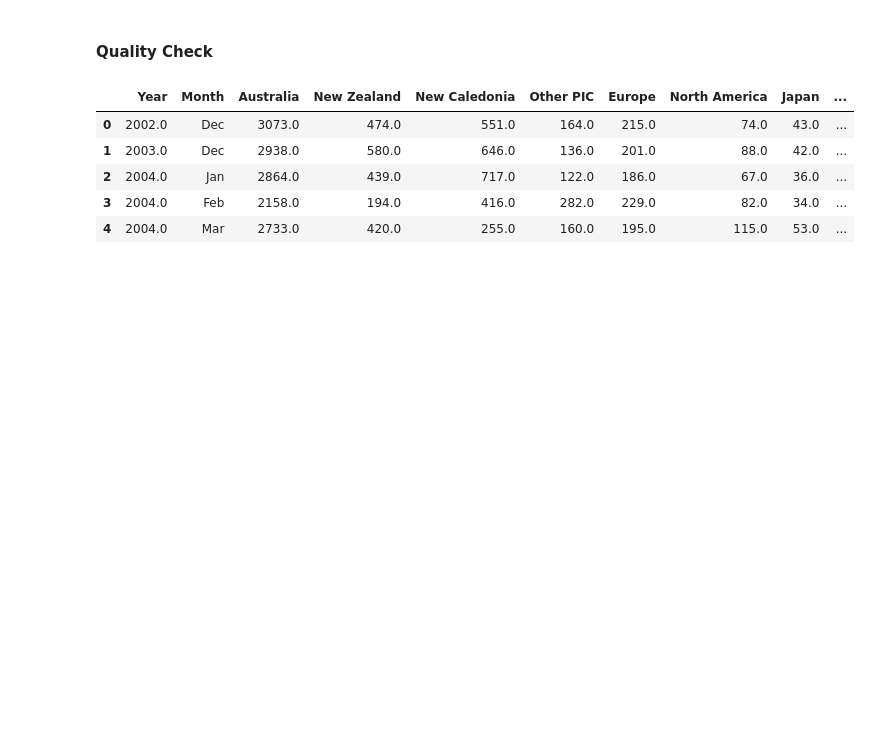
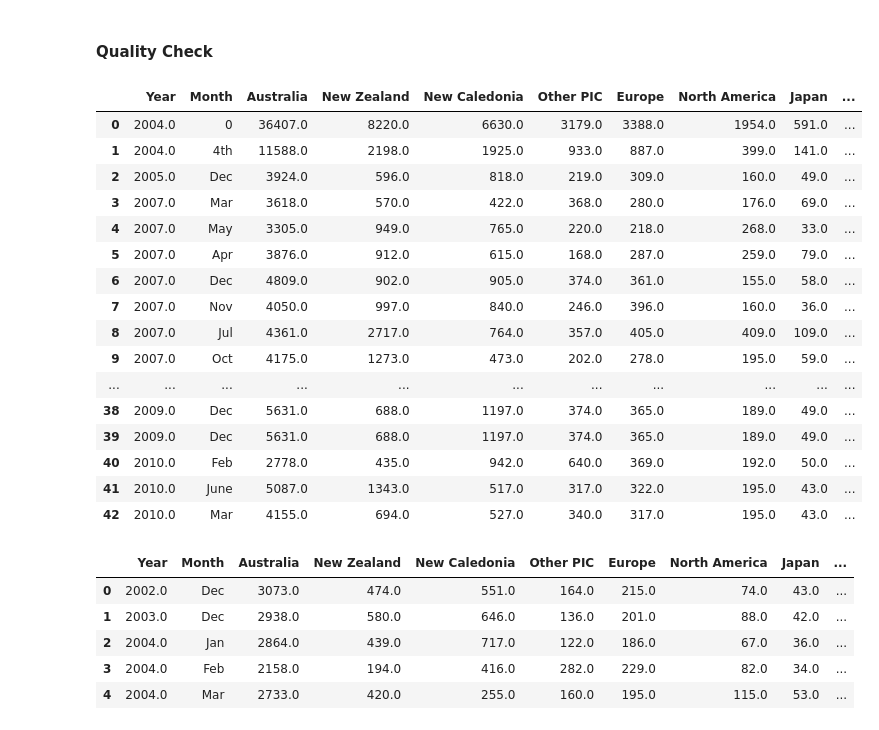
Before and after one commit to worldbank/pacific-observatory, a Jupyter notebook: scripts/notebooks/EDA-Vanuatu.ipynb, the cells around one changed output. Cells and saved outputs as stored; diff of their text form; code cells hidden in the pictures; blank space fills up the shorter version.

Commit message:
Update VU's error documentation.

```diff
--- a/scripts/notebooks/EDA-Vanuatu.ipynb
+++ b/scripts/notebooks/EDA-Vanuatu.ipynb
@@ -241,7 +241,28 @@ vu_parsed["cal_row_sums"] = row_sums
 vu_parsed["error"] = vu_parsed["Total"] - vu_parsed["cal_row_sums"]
 # %%
 vu_error = vu_parsed.iloc[error_idx].reset_index().drop("index", axis=1)
-vu_error.to_csv(os.getcwd() + "/data/tourism/vu_monthly_error.csv", encoding="utf-8")
+vu_error.to_csv(os.getcwd() +
+                "/data/tourism/vanuatu/intermediate/vu_monthly_error.csv",
+                encoding="utf-8")
+vu_error
+# %% [output]
+|  | Year | Month | Australia | New Zealand | New Caledonia | Other PIC | Europe | North America | Japan | ... |
+| 0 | 2004.0 | 0 | 36407.0 | 8220.0 | 6630.0 | 3179.0 | 3388.0 | 1954.0 | 591.0 | ... |
+| 1 | 2004.0 | 4th | 11588.0 | 2198.0 | 1925.0 | 933.0 | 887.0 | 399.0 | 141.0 | ... |
+| 2 | 2005.0 | Dec | 3924.0 | 596.0 | 818.0 | 219.0 | 309.0 | 160.0 | 49.0 | ... |
+| 3 | 2007.0 | Mar | 3618.0 | 570.0 | 422.0 | 368.0 | 280.0 | 176.0 | 69.0 | ... |
+| 4 | 2007.0 | May | 3305.0 | 949.0 | 765.0 | 220.0 | 218.0 | 268.0 | 33.0 | ... |
+| 5 | 2007.0 | Apr | 3876.0 | 912.0 | 615.0 | 168.0 | 287.0 | 259.0 | 79.0 | ... |
+| 6 | 2007.0 | Dec | 4809.0 | 902.0 | 905.0 | 374.0 | 361.0 | 155.0 | 58.0 | ... |
+| 7 | 2007.0 | Nov | 4050.0 | 997.0 | 840.0 | 246.0 | 396.0 | 160.0 | 36.0 | ... |
+| 8 | 2007.0 | Jul | 4361.0 | 2717.0 | 764.0 | 357.0 | 405.0 | 409.0 | 109.0 | ... |
+| 9 | 2007.0 | Oct | 4175.0 | 1273.0 | 473.0 | 202.0 | 278.0 | 195.0 | 59.0 | ... |
+| ... | ... | ... | ... | ... | ... | ... | ... | ... | ... | ... |
+| 38 | 2009.0 | Dec | 5631.0 | 688.0 | 1197.0 | 374.0 | 365.0 | 189.0 | 49.0 | ... |
+| 39 | 2009.0 | Dec | 5631.0 | 688.0 | 1197.0 | 374.0 | 365.0 | 189.0 | 49.0 | ... |
+| 40 | 2010.0 | Feb | 2778.0 | 435.0 | 942.0 | 640.0 | 369.0 | 192.0 | 50.0 | ... |
+| 41 | 2010.0 | June | 5087.0 | 1343.0 | 517.0 | 317.0 | 322.0 | 195.0 | 43.0 | ... |
+| 42 | 2010.0 | Mar | 4155.0 | 694.0 | 527.0 | 340.0 | 317.0 | 195.0 | 43.0 | ... |
 # %%
 # Re-assign value for the allowable error (equal/smaller than 1)
 for idx in error_idx:
```
Also changed, not shown: parts of 1 cell of this notebook, 4 other files.
